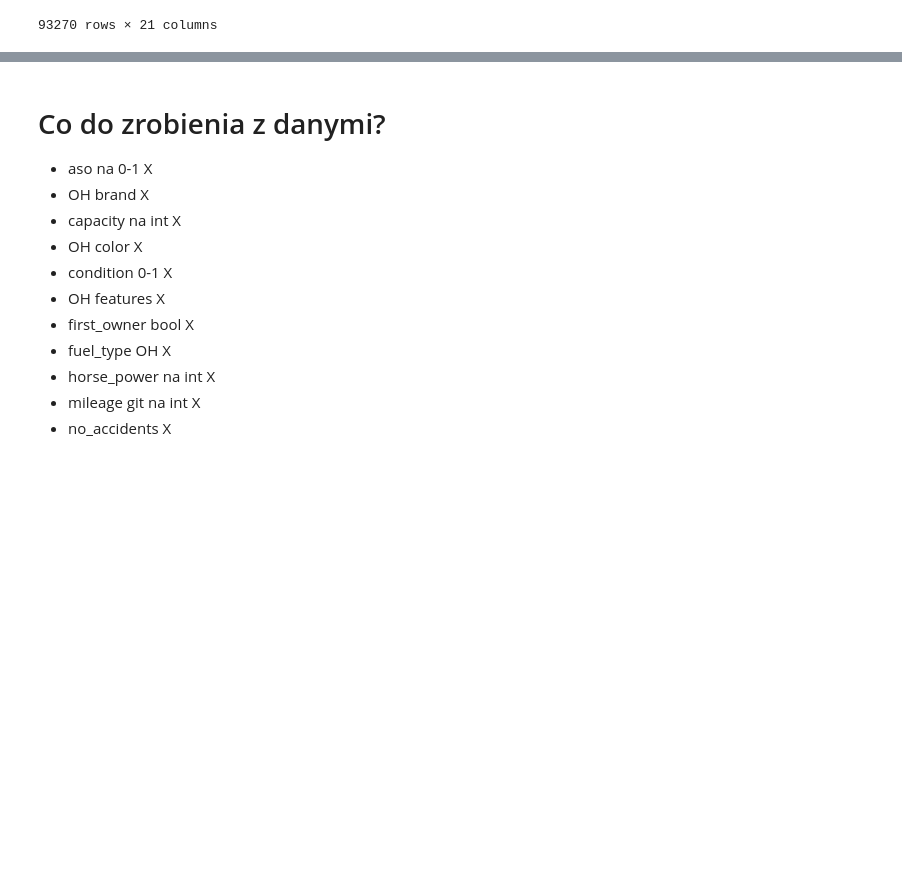
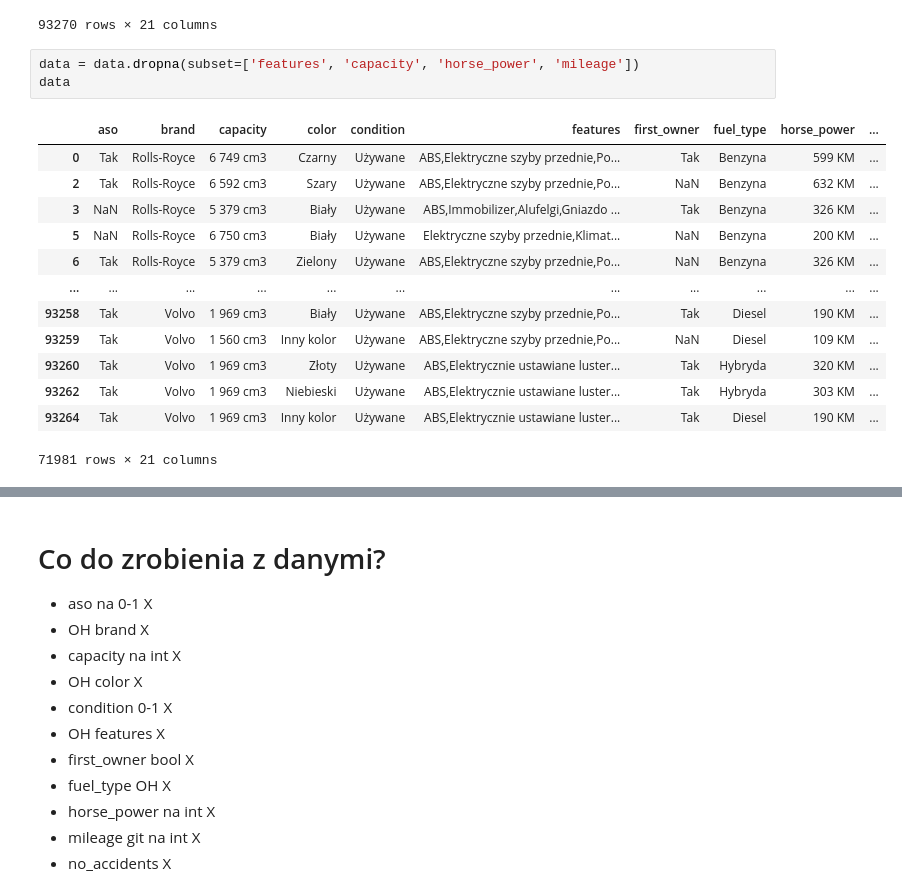
Before and after one commit to kuba1302/econometrics-otomoto, a Jupyter notebook: otomoto.ipynb, the cells around one changed output, grey strips where cells are left out. Saved outputs shown, nothing was run; the diff lists cells and outputs as text; blank space fills up the shorter version.

```diff
--- a/otomoto.ipynb
+++ b/otomoto.ipynb
@@ -24,3 +26,20 @@ data
 | 93268 | NaN | NaN | NaN | NaN | NaN | NaN | NaN | NaN | NaN | ... |
 | 93269 | NaN | NaN | NaN | NaN | NaN | NaN | NaN | NaN | NaN | ... |
 93270 rows × 21 columns
+# %%
+data = data.dropna(subset=['features', 'capacity', 'horse_power', 'mileage'])
+data
+# %% [output]
+|  | aso | brand | capacity | color | condition | features | first_owner | fuel_type | horse_power | ... |
+| 0 | Tak | Rolls-Royce | 6 749 cm3 | Czarny | Używane | ABS,Elektryczne szyby przednie,Po... | Tak | Benzyna | 599 KM | ... |
+| 2 | Tak | Rolls-Royce | 6 592 cm3 | Szary | Używane | ABS,Elektryczne szyby przednie,Po... | NaN | Benzyna | 632 KM | ... |
+| 3 | NaN | Rolls-Royce | 5 379 cm3 | Biały | Używane | ABS,Immobilizer,Alufelgi,Gniazdo ... | Tak | Benzyna | 326 KM | ... |
+| 5 | NaN | Rolls-Royce | 6 750 cm3 | Biały | Używane | Elektryczne szyby przednie,Klimat... | NaN | Benzyna | 200 KM | ... |
+| 6 | Tak | Rolls-Royce | 5 379 cm3 | Zielony | Używane | ABS,Elektryczne szyby przednie,Po... | NaN | Benzyna | 326 KM | ... |
+| ... | ... | ... | ... | ... | ... | ... | ... | ... | ... | ... |
+| 93258 | Tak | Volvo | 1 969 cm3 | Biały | Używane | ABS,Elektryczne szyby przednie,Po... | Tak | Diesel | 190 KM | ... |
+| 93259 | Tak | Volvo | 1 560 cm3 | Inny kolor | Używane | ABS,Elektryczne szyby przednie,Po... | NaN | Diesel | 109 KM | ... |
+| 93260 | Tak | Volvo | 1 969 cm3 | Złoty | Używane | ABS,Elektrycznie ustawiane luster... | Tak | Hybryda | 320 KM | ... |
+| 93262 | Tak | Volvo | 1 969 cm3 | Niebieski | Używane | ABS,Elektrycznie ustawiane luster... | Tak | Hybryda | 303 KM | ... |
+| 93264 | Tak | Volvo | 1 969 cm3 | Inny kolor | Używane | ABS,Elektrycznie ustawiane luster... | Tak | Diesel | 190 KM | ... |
+71981 rows × 21 columns
```
Also changed, not shown: parts of 16 cells of this notebook, 4 other files.
